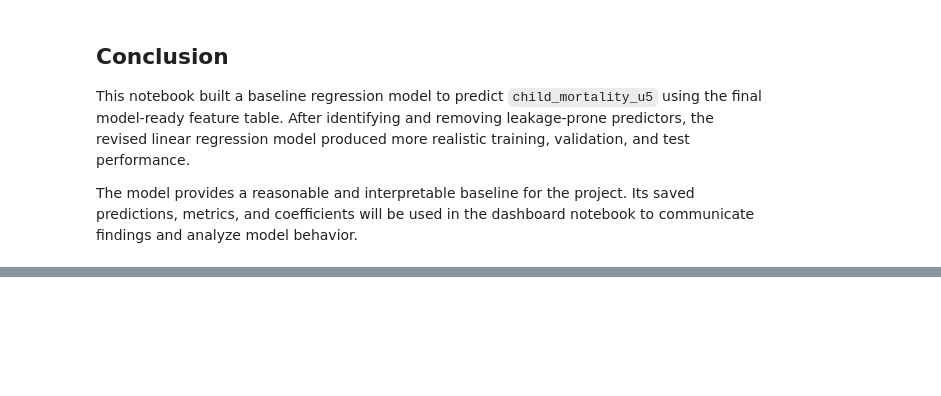
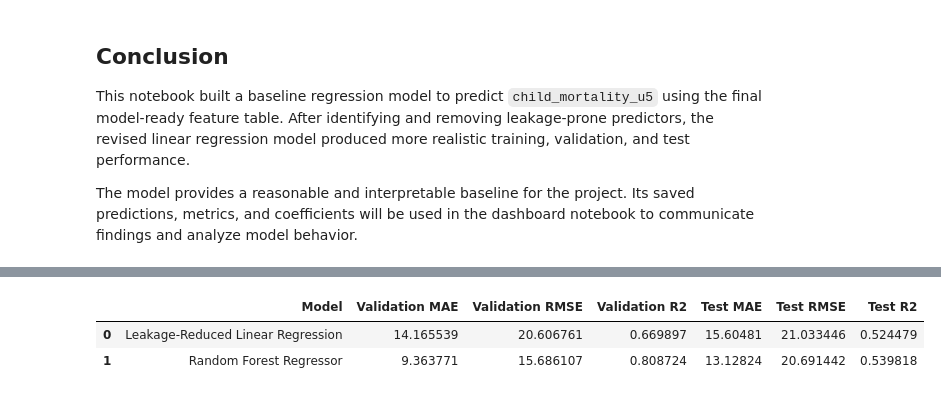
Before and after one commit to KhyathiVardhanR/Assessing-the-Civilian-Impact-of-International-Sanctions-on-Economic-and-Social-Well-Being, a Jupyter notebook: Notebook/data_modeling.ipynb, the cells around one changed output, grey strips where cells are left out. Saved outputs shown, nothing was run; the diff lists cells and outputs as text; code cells hidden in the pictures; blank space fills up the shorter version.

```diff
--- a/Notebook/data_modeling.ipynb
+++ b/Notebook/data_modeling.ipynb
@@ -569,0 +724,20 @@ The model provides a reasonable and interpretable baseline for the project. Its
+# %%
+from sklearn.linear_model import LinearRegression
+
+# rebuild leakage-reduced linear regression
+baseline_model_clean = LinearRegression()
+baseline_model_clean.fit(X_train_clean, y_train)
+
+# predictions
+y_train_pred_clean = baseline_model_clean.predict(X_train_clean)
+y_val_pred_clean = baseline_model_clean.predict(X_val_clean)
+y_test_pred_clean = baseline_model_clean.predict(X_test_clean)
+
+# metrics
+train_mae_clean, train_rmse_clean, train_r2_clean = regression_metrics(y_train, y_train_pred_clean)
+val_mae_clean, val_rmse_clean, val_r2_clean = regression_metrics(y_val, y_val_pred_clean)
+test_mae_clean, test_rmse_clean, test_r2_clean = regression_metrics(y_test, y_test_pred_clean)
+
+print("Leakage-reduced linear regression metrics rebuilt successfully.")
+print("Validation R²:", round(val_r2_clean, 4))
+print("Test R²:", round(test_r2_clean, 4))
@@ -569,0 +752,16 @@ The model provides a reasonable and interpretable baseline for the project. Its
+# %%
+model_comparison_df = pd.DataFrame({
+    "Model": ["Leakage-Reduced Linear Regression", "Random Forest Regressor"],
+    "Validation MAE": [val_mae_clean, val_mae_rf],
+    "Validation RMSE": [val_rmse_clean, val_rmse_rf],
+    "Validation R2": [val_r2_clean, val_r2_rf],
+    "Test MAE": [test_mae_clean, test_mae_rf],
+    "Test RMSE": [test_rmse_clean, test_rmse_rf],
+    "Test R2": [test_r2_clean, test_r2_rf]
+})
+
+model_comparison_df
+# %% [output]
+|  | Model | Validation MAE | Validation RMSE | Validation R2 | Test MAE | Test RMSE | Test R2 |
+| 0 | Leakage-Reduced Linear Regression | 14.165539 | 20.606761 | 0.669897 | 15.60481 | 21.033446 | 0.524479 |
+| 1 | Random Forest Regressor | 9.363771 | 15.686107 | 0.808724 | 13.12824 | 20.691442 | 0.539818 |
```
Also changed, not shown: parts of 20 cells of this notebook, 3 other files.
